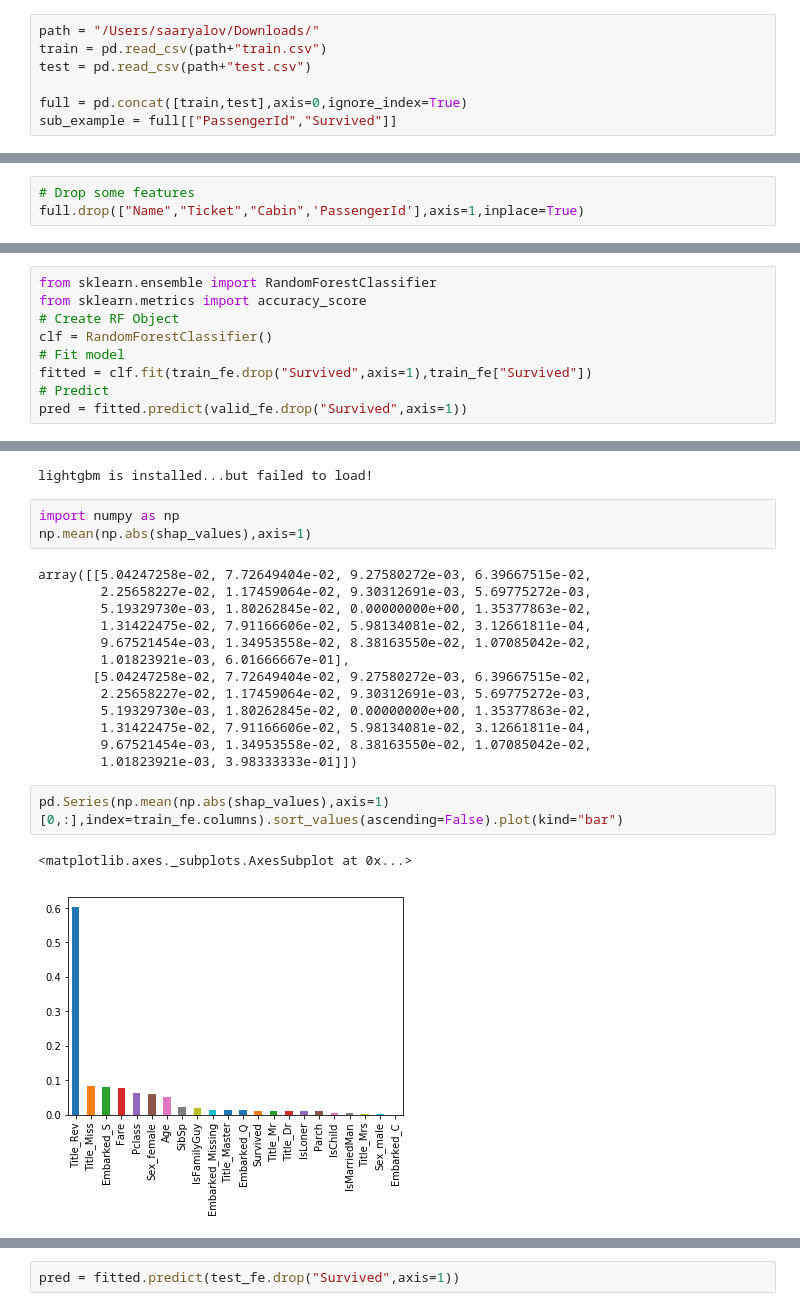
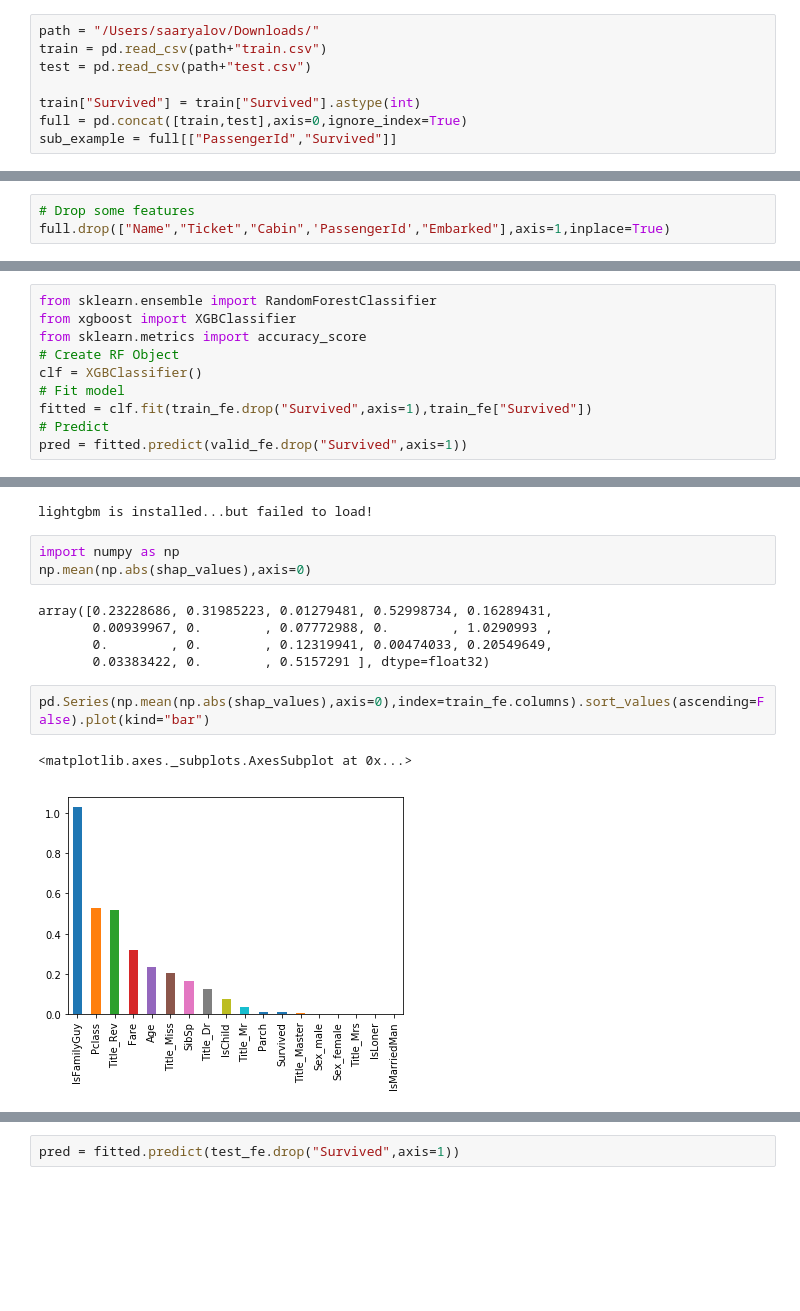
Before and after one commit to DataScienceClubASU/Data-Science-Club, a Jupyter notebook: titanic/Titanic_Python_Intro.ipynb, the cells around one changed output, grey strips where cells are left out. Drawn from its saved outputs; the diff is of its cells as text; blank space fills up the shorter version.

```diff
--- a/titanic/Titanic_Python_Intro.ipynb
+++ b/titanic/Titanic_Python_Intro.ipynb
@@ -5,6 +6,7 @@ path = "/Users/saaryalov/Downloads/"
 train = pd.read_csv(path+"train.csv")
 test = pd.read_csv(path+"test.csv")
 
+train["Survived"] = train["Survived"].astype(int)
 full = pd.concat([train,test],axis=0,ignore_index=True)
 sub_example = full[["PassengerId","Survived"]]
 # %% [markdown]
@@ -114,7 +108,7 @@ Dr          8.0
 dtype: float64
 # %%
 # Drop some features
-full.drop(["Name","Ticket","Cabin",'PassengerId'],axis=1,inplace=True)
+full.drop(["Name","Ticket","Cabin",'PassengerId',"Embarked"],axis=1,inplace=True)
 # %%
 full = pd.get_dummies(full)
 # %%
@@ -123,9 +117,10 @@ valid_fe = full[~full.Survived.isna()].loc[600:891]
 test_fe = full[full.Survived.isna()]
 # %%
 from sklearn.ensemble import RandomForestClassifier
+from xgboost import XGBClassifier
 from sklearn.metrics import accuracy_score
 # Create RF Object
-clf = RandomForestClassifier()
+clf = XGBClassifier()
 # Fit model
 fitted = clf.fit(train_fe.drop("Survived",axis=1),train_fe["Survived"])
 # Predict
@@ -161,25 +166,17 @@ shap_values = shap.TreeExplainer(clf).shap_values(train_fe.drop("Survived",axis=
 lightgbm is installed...but failed to load!
 # %%
 import numpy as np
-np.mean(np.abs(shap_values),axis=1)
+np.mean(np.abs(shap_values),axis=0)
 # %% [output]
-array([[5.04247258e-02, 7.72649404e-02, 9.27580272e-03, 6.39667515e-02,
-        2.25658227e-02, 1.17459064e-02, 9.30312691e-03, 5.69775272e-03,
-        5.19329730e-03, 1.80262845e-02, 0.00000000e+00, 1.35377863e-02,
-        1.31422475e-02, 7.91166606e-02, 5.98134081e-02, 3.12661811e-04,
-        9.67521454e-03, 1.34953558e-02, 8.38163550e-02, 1.07085042e-02,
-        1.01823921e-03, 6.01666667e-01],
-       [5.04247258e-02, 7.72649404e-02, 9.27580272e-03, 6.39667515e-02,
-        2.25658227e-02, 1.17459064e-02, 9.30312691e-03, 5.69775272e-03,
-        5.19329730e-03, 1.80262845e-02, 0.00000000e+00, 1.35377863e-02,
-        1.31422475e-02, 7.91166606e-02, 5.98134081e-02, 3.12661811e-04,
-        9.67521454e-03, 1.34953558e-02, 8.38163550e-02, 1.07085042e-02,
-        1.01823921e-03, 3.98333333e-01]])
+array([0.23228686, 0.31985223, 0.01279481, 0.52998734, 0.16289431,
+       0.00939967, 0.        , 0.07772988, 0.        , 1.0290993 ,
+       0.        , 0.        , 0.12319941, 0.00474033, 0.20549649,
+       0.03383422, 0.        , 0.5157291 ], dtype=float32)
 # %%
-pd.Series(np.mean(np.abs(shap_values),axis=1)[0,:],index=train_fe.columns).sort_values(ascending=False).plot(kind="bar")
+pd.Series(np.mean(np.abs(shap_values),axis=0),index=train_fe.columns).sort_values(ascending=False).plot(kind="bar")
 # %% [output]
 <matplotlib.axes._subplots.AxesSubplot at 0x...>
-[figure, old version]
+[figure, new version]
 # %%
 # It seems like Title Rev is overfitting
 full.columns
```
Also changed, not shown: parts of 15 cells of this notebook, 1 other file.
